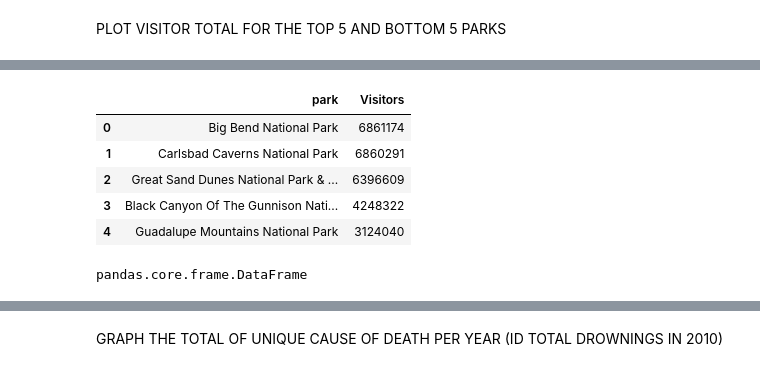
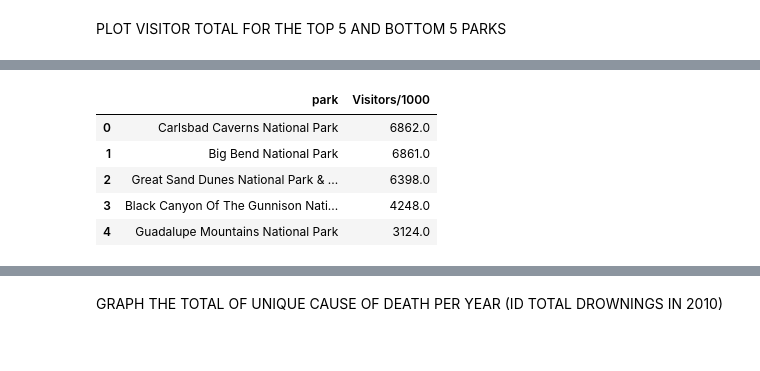
Before and after one commit to GGRAN24/Capstone_NParks, a Jupyter notebook: Capstone(a).ipynb, the cells around one changed output, grey strips where cells are left out. Saved outputs shown, nothing was run; the diff lists cells and outputs as text; code cells hidden in the pictures.

```diff
--- a/Capstone(a).ipynb
+++ b/Capstone(a).ipynb
@@ -309,0 +310,3 @@ plt.legend(bbox_to_anchor=(1.05, 1), loc='upper left');
+# %%
+Intermountain_parkpop['Visitors']=(Intermountain_parkpop['Visitors']/1000).round()
+Intermountain_parkpop
@@ -309,0 +332,2 @@ plt.legend(bbox_to_anchor=(1.05, 1), loc='upper left');
+# %%
+Intermountain_parkpop=Intermountain_parkpop.rename(columns={'Visitors':'Visitors/1000'})
@@ -324,15 +434,11 @@ Top_five_parkpop.head()
 # %%
-Bottom_five_parkpop=Intermountain_parkpop.groupby('park')['Visitors'].sum().sort_values(ascending = False).tail()
+Bottom_five_parkpop=Intermountain_parkpop.groupby('park')['Visitors/1000'].sum().sort_values(ascending = False).tail()
 Bottom_five_parkpop=Bottom_five_parkpop.to_frame().reset_index()
 Bottom_five_parkpop.head()
 # %% [output]
-|  | park | Visitors |
-| 0 | Big Bend National Park | 6861174 |
-| 1 | Carlsbad Caverns National Park | 6860291 |
-| 2 | Great Sand Dunes National Park & ... | 6396609 |
-| 3 | Black Canyon Of The Gunnison Nati... | 4248322 |
-| 4 | Guadalupe Mountains National Park | 3124040 |
+|  | park | Visitors/1000 |
+| 0 | Carlsbad Caverns National Park | 6862.0 |
+| 1 | Big Bend National Park | 6861.0 |
+| 2 | Great Sand Dunes National Park & ... | 6398.0 |
+| 3 | Black Canyon Of The Gunnison Nati... | 4248.0 |
+| 4 | Guadalupe Mountains National Park | 3124.0 |
-# %%
-type(Bottom_five_parkpop)
-# %% [output]
-pandas.core.frame.DataFrame
```
Also changed, not shown: parts of 39 cells of this notebook, 1 other file.
